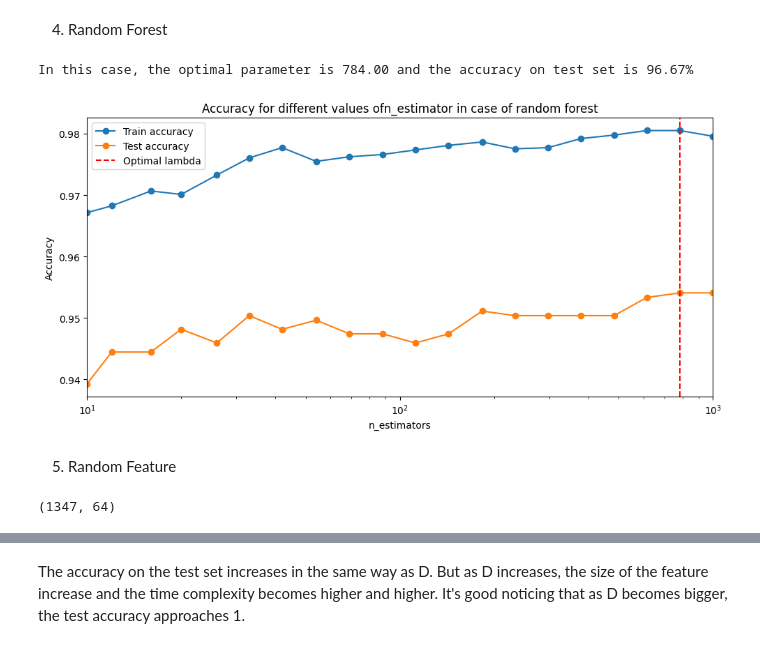
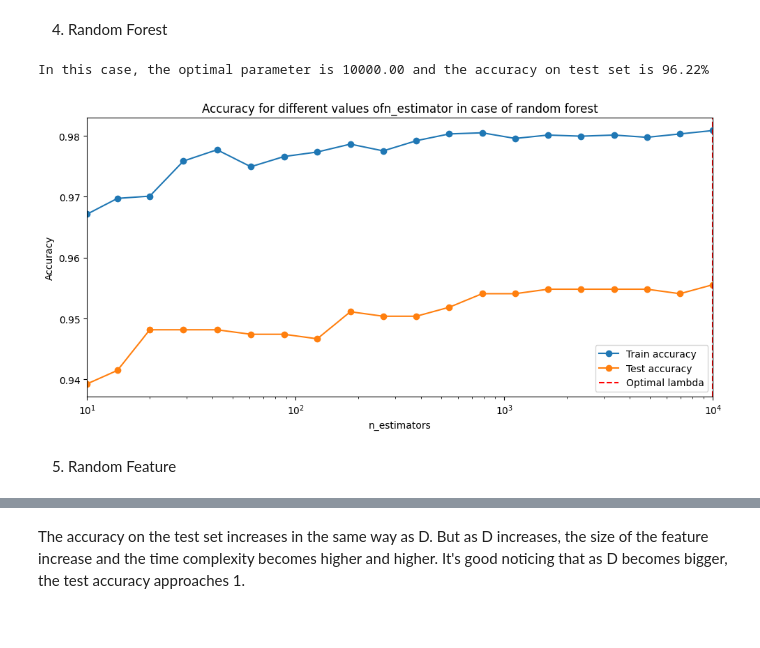
Before and after one commit to roduit/FundamentalLearningEPFL, a Jupyter notebook: Homeworks/HW2/roduit_vincent_325140_HW2.ipynb, the cells around one changed output, grey strips where cells are left out. Drawn from its saved outputs; the diff is of its cells as text; code cells hidden in the pictures.

```diff
--- a/Homeworks/HW2/roduit_vincent_325140_HW2.ipynb
+++ b/Homeworks/HW2/roduit_vincent_325140_HW2.ipynb
@@ -195,25 +194,21 @@ For the Hinge case, the accuracy on the test set is 92.67%
 # %%
 # Create a pipeline with LinearSVC and scaling
 from sklearn.ensemble import RandomForestClassifier
 
 random_forest = RandomForestClassifier(max_depth=5, random_state=1, min_samples_split=5)
 
 # define the parameter grid
 param_grid = [
-    {'randomforestclassifier__n_estimators': np.logspace(1, 3, 20).astype(int)}
+    {'randomforestclassifier__n_estimators': np.logspace(1, 4, 20).astype(int)}
 ]
 
 tested_parameters_forest, trainAcc_forest, testAcc_forest, cvOptParam_forest, acc_forest = function_evaluation(random_forest,'forest', param_grid, x_train, y_train)
 display_result(tested_parameters_forest, 'n_estimators', trainAcc_forest, testAcc_forest, cvOptParam_forest, 'n_estimator in case of random forest')
 # %% [output]
-In this case, the optimal parameter is 784.00 and the accuracy on test set is 96.67%
+In this case, the optimal parameter is 10000.00 and the accuracy on test set is 96.22%
-[figure, old version]
+[figure, new version]
 # %% [markdown]
 5. Random Feature
-# %%
-x_train.shape
-# %% [output]
-(1347, 64)
 # %%
 # define the sigmoid function for numpy arrays
 def sigmoid(x):
```
Also changed, not shown: parts of 29 cells of this notebook.
